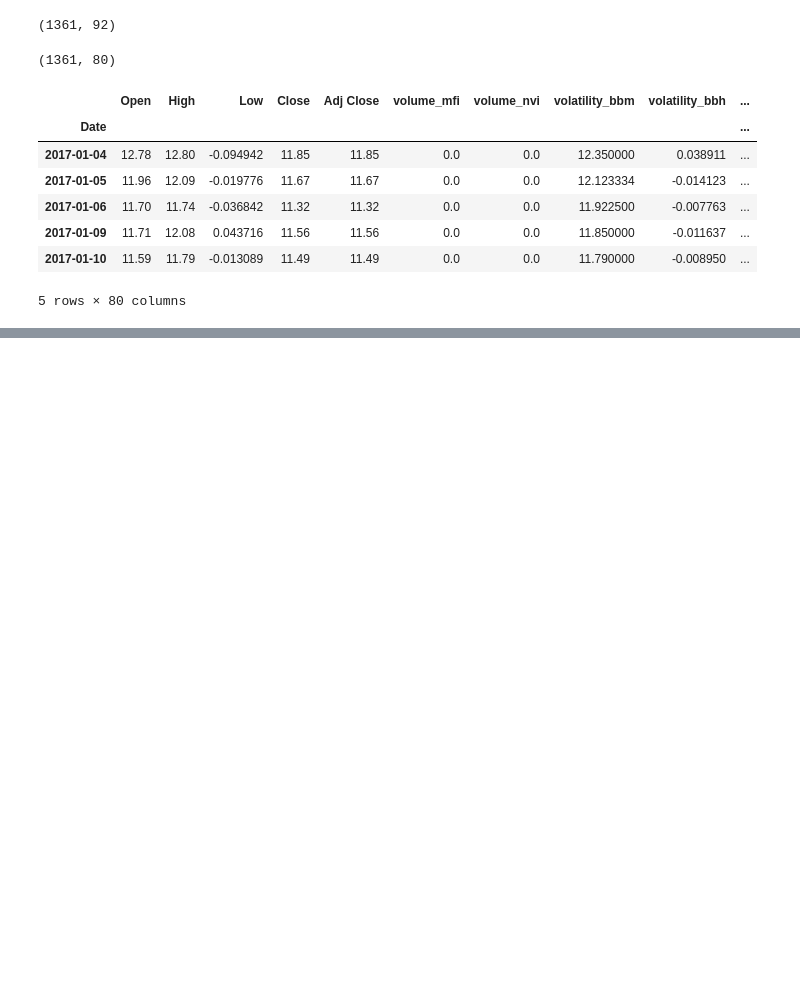
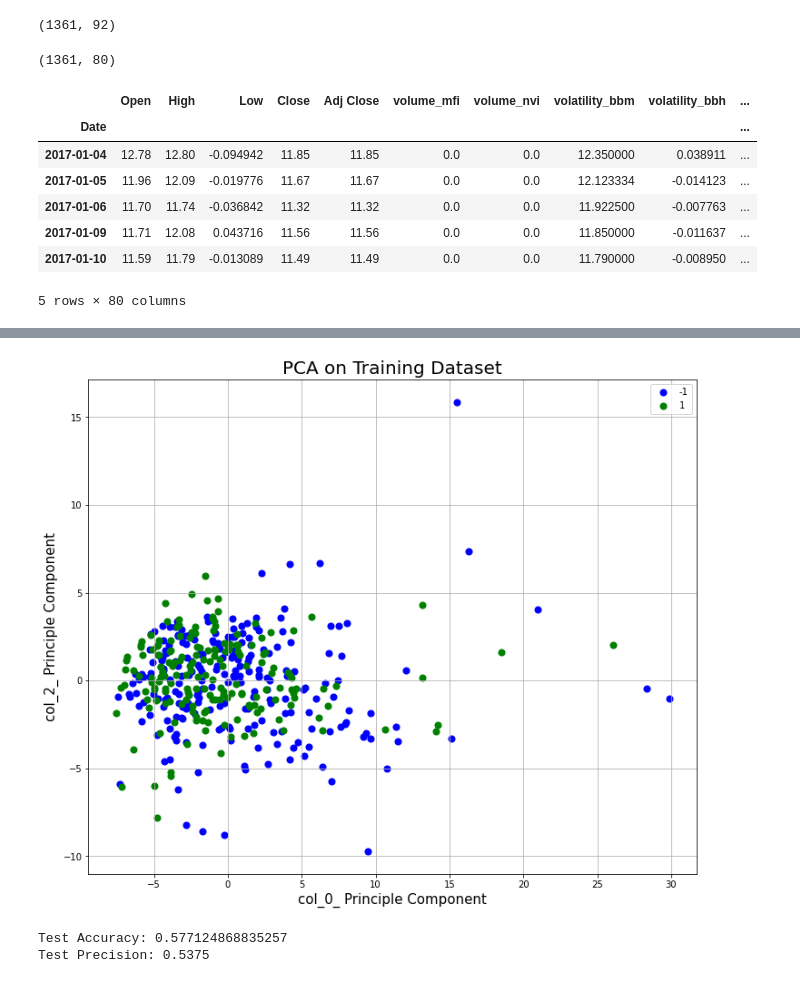
Before and after one commit to benchov/Machine_Learning_for_Trading_Knowledge, a Jupyter notebook: PCA_and_Dimensionality_Reduction.ipynb, the cells around one changed output, grey strips where cells are left out. Saved outputs shown, nothing was run; the diff lists cells and outputs as text; code cells hidden in the pictures; blank space fills up the shorter version.

Commit message:
make predictions with RandomForestClassifier

```diff
--- a/PCA_and_Dimensionality_Reduction.ipynb
+++ b/PCA_and_Dimensionality_Reduction.ipynb
@@ -144,4 +144,11 @@ df_sc = df_stationary.copy()
 X_fs = StandardScaler().fit_transform(X)
 # %%
 # create train test split
-X_train, y_train, X_test, y_test = train_test_split(X_fs, y, test_size=0.7, random_state=883)
+X_train, X_test, y_train, y_test = train_test_split(X_fs, y, test_size=0.7, random_state=883)
+# %%
+# PCA - dimensionality reduction
+n_components = 8
+pca = PCA(n_components=n_components)
+pca_result = pca.fit(X_train)
+X_train_pca = pca_result.transform(X_train)
+X_test_pca = pca_result.transform(X_test)
@@ -147,0 +164,5 @@ X_train, y_train, X_test, y_test = train_test_split(X_fs, y, test_size=0.7, rand
+# %%
+pca_cols = []
+for i in range(n_components):
+  pca_cols.append(f"col_{i}")
+pca_cols
@@ -147,0 +171,4 @@ X_train, y_train, X_test, y_test = train_test_split(X_fs, y, test_size=0.7, rand
+# %%
+# create new dataframe
+df_pca = pd.DataFrame(data=X_train_pca, columns=pca_cols)
+df_pca.head()
@@ -147,0 +182,35 @@ X_train, y_train, X_test, y_test = train_test_split(X_fs, y, test_size=0.7, rand
+# %%
+# Visualize Principle Components with Scatter Plot
+fig = plt.figure(figsize=(12, 10))
+ax = fig.add_subplot(1,1,1)
+col_1 = "col_0"
+col_2 = "col_2"
+ax.set_xlabel(f"{col_1}_ Principle Component", fontsize=15)
+ax.set_ylabel(f"{col_2}_ Principle Component", fontsize=15)
+ax.set_title("PCA on Training Dataset", fontsize=20)
+
+targets = [-1, 1]
+colors = ['b', 'g']
+for target, color in zip(targets, colors):
+    indices_to_keep = y_train == target
+    indices_to_keep = list(indices_to_keep)
+    ax.scatter(df_pca.loc[indices_to_keep, col_1],
+               df_pca.loc[indices_to_keep, col_2],
+               c = color,
+               s=50)
+ax.legend(targets)
+ax.grid()
+# %% [output]
+[figure, added]
+# %%
+# supervised ML - Random Forest Classifier
+clf = RandomForestClassifier(n_estimators=100, max_depth=4, random_state=883)
+clf.fit(X_train, y_train)
+y_pred = clf.predict(X_test)
+accuracy = accuracy_score(y_test, y_pred)
+precision = precision_score(y_test, y_pred)
+print(f"Test Accuracy: {accuracy}")
+print(f"Test Precision: {precision}")
+# %% [output]
+Test Accuracy: 0.577124868835257
+Test Precision: 0.5375
```
Also changed, not shown: parts of 8 cells of this notebook.
